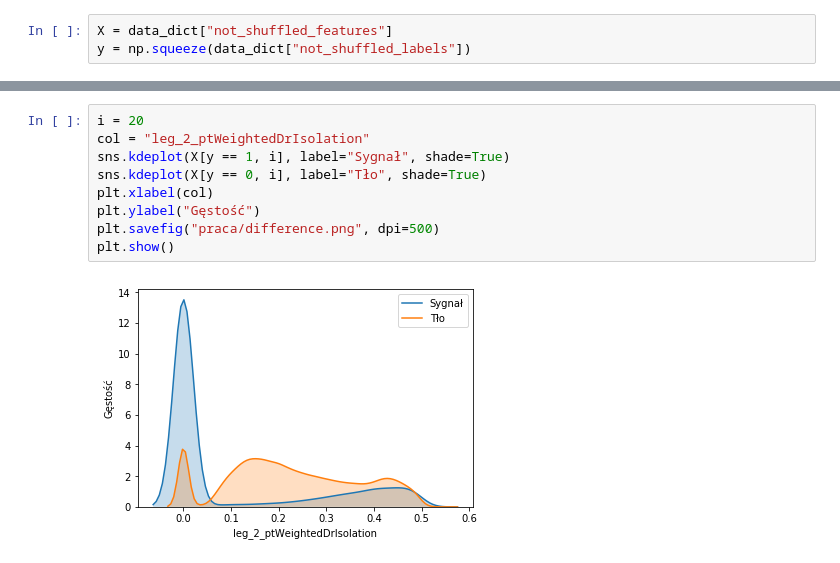
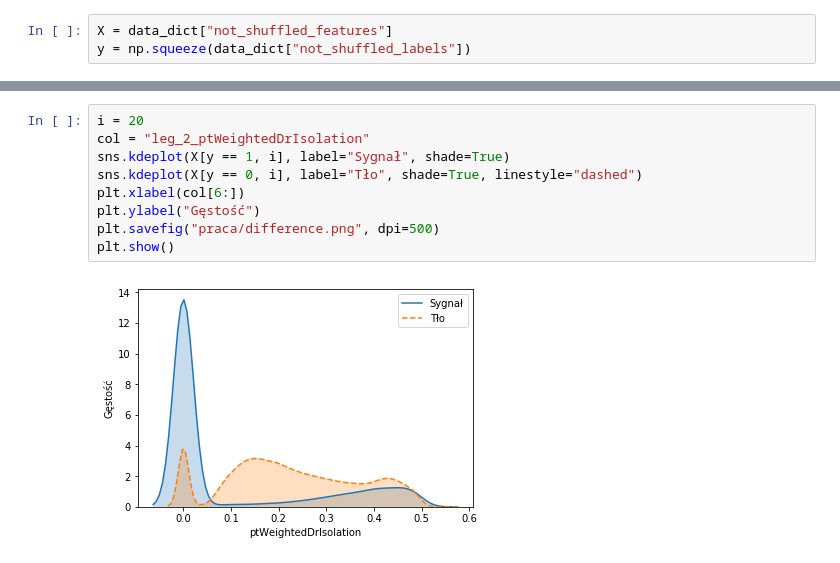
Before and after one commit to byrolew/licencjat, a Jupyter notebook: densities.ipynb, the cells around one changed output, grey strips where cells are left out. Saved outputs shown, nothing was run; the diff lists cells and outputs as text.

```diff
--- a/densities.ipynb
+++ b/densities.ipynb
@@ -37,11 +26,11 @@ for i, col in enumerate(data_dict["feature_names"]):
 # %%
 i = 20
 col = "leg_2_ptWeightedDrIsolation"
 sns.kdeplot(X[y == 1, i], label="Sygnał", shade=True)
-sns.kdeplot(X[y == 0, i], label="Tło", shade=True)
-plt.xlabel(col)
+sns.kdeplot(X[y == 0, i], label="Tło", shade=True, linestyle="dashed")
+plt.xlabel(col[6:])
 plt.ylabel("Gęstość")
 plt.savefig("praca/difference.png", dpi=500)
 plt.show()
 # %% [output]
-[figure, old version]
+[figure, new version]
```
Also changed, not shown: parts of 1 cell of this notebook, 59 other files.
